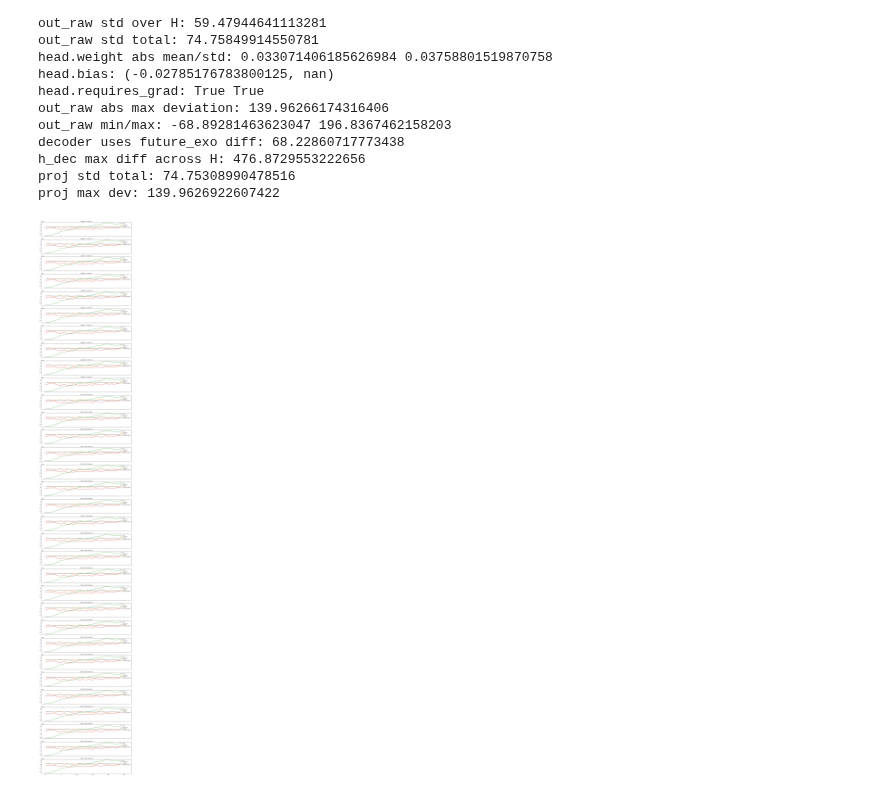
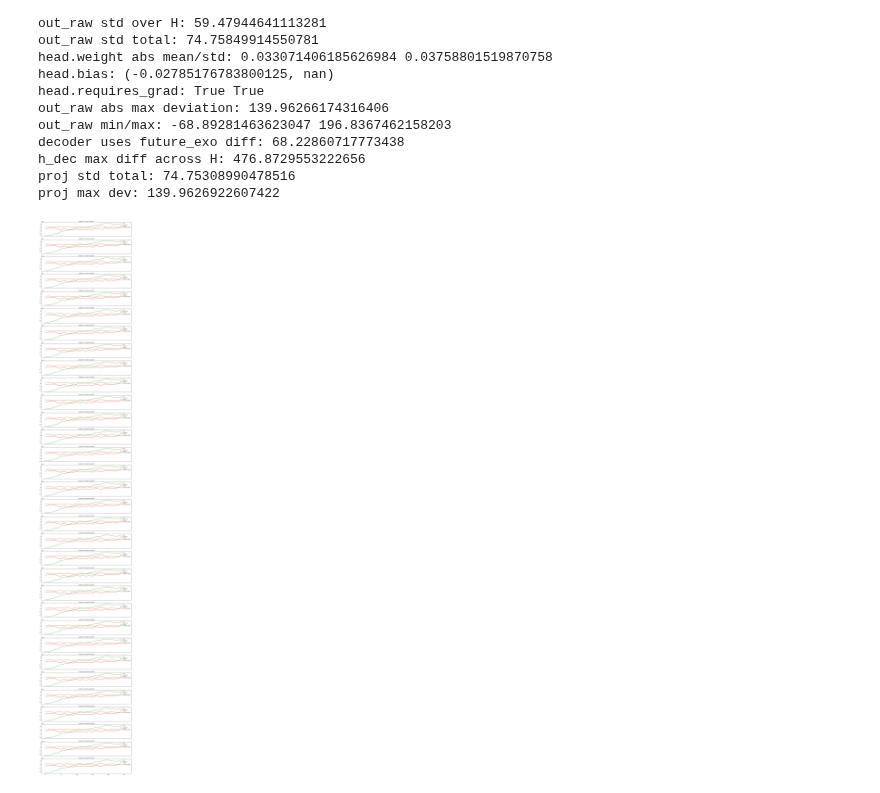
Before and after one commit to LeeKwanHyeong/ts_forecaster_lib, a Jupyter notebook: src/model_test/Titan_AB_walmart_test.ipynb, the cells around one changed output. Drawn from its saved outputs; the diff is of its cells as text; code cells hidden in the pictures.

```diff
--- a/src/model_test/Titan_AB_walmart_test.ipynb
+++ b/src/model_test/Titan_AB_walmart_test.ipynb
@@ -761,32 +761,33 @@ def plot_samples_v2(
             # pred를 그리고, pred 기준으로 ylim 설정
             all_pred = np.concatenate([pv[k] for k in pred_keys], axis=0)
             lo, hi = np.quantile(all_pred, zoom_q[0]), np.quantile(all_pred, zoom_q[1])
             span = (hi - lo) if (hi > lo) else (abs(hi) + 1e-6)
             pad = pad_ratio * span
             ax.set_ylim(lo - pad, hi + pad)
 
             for k in pred_keys:
                 ax.plot(pv[k], label=k)
 
         else:
             raise ValueError(f"unknown mode={mode}")
 
         ax.set_title(f"sample={i} | mode={mode}", fontsize=9)
         ax.legend(loc="upper right", fontsize=8)
 
     plt.tight_layout()
     plt.show()
 
 # 1) 원본 (지금과 동일)
-plot_samples_v2(y0, {"A0_y_only": yhat0_seq, "A1_time": yhat1_seq, "A2_time+holiday": yhat2_seq}, max_n=32, mode="raw")
+# plot_samples_v2(y0, {"A0_y_only": yhat0_seq, "A1_time": yhat1_seq, "A2_time+holiday": yhat2_seq}, max_n=32, mode="raw")
 #
 # # 2) 레벨 제거 후 모양 비교 (직선처럼 보이는 문제를 가장 잘 드러냄)
 # plot_samples_v2(y0_seq, {"A0_y_only": yhat0_seq, "A1_time": yhat1_seq, "A2_time+holiday": yhat2_seq}, max_n=32, mode="center", center_ref="true0")
 
 # 3) 오차 시계열 (예측이 실제로 움직이는지, 단순 offset인지 확인)
 # plot_samples_v2(y0_seq, {"A0_y_only": yhat0_seq, "A1_time": yhat1_seq, "A2_time+holiday": yhat2_seq}, max_n=32, mode="resid")
 
 # 4) 예측 변동 확대 (pred 범위로 y축 좁혀서 '직선처럼 보임'을 해소)
 # plot_samples_v2(y0_seq, {"A0_y_only": yhat0_seq, "A1_time": yhat1_seq, "A2_time+holiday": yhat2_seq}, max_n=32, mode="zoom_pred")
+plot_samples_v2(y0_seq, {"A0_y_only": yhat0_seq, "A1_time": yhat1_seq, "A2_time+holiday": yhat2_seq}, max_n=32, mode="zoom_pred")
 # %% [output]
-[figure, old version]
+[figure, new version]
```
Also changed, not shown: parts of 1 cell of this notebook, 22 other files.
